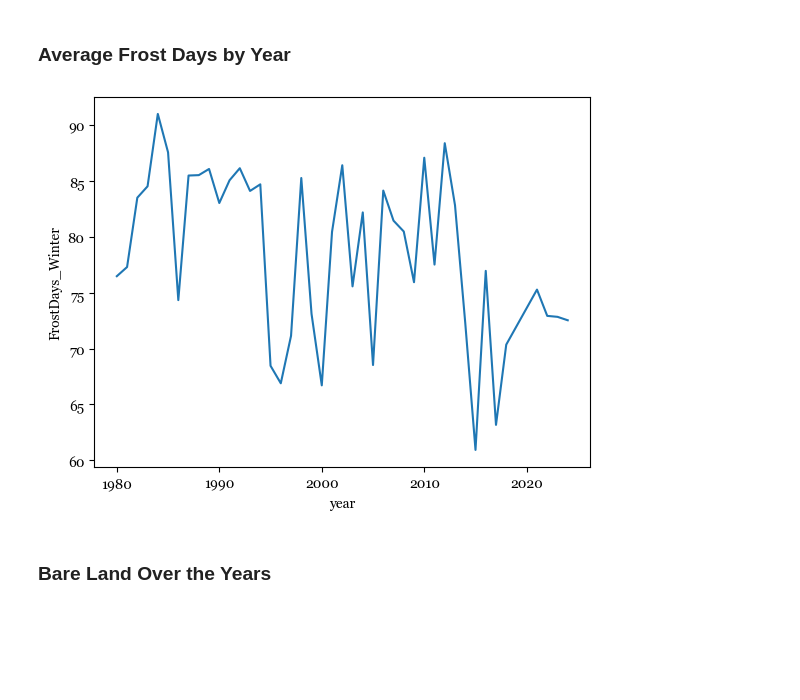
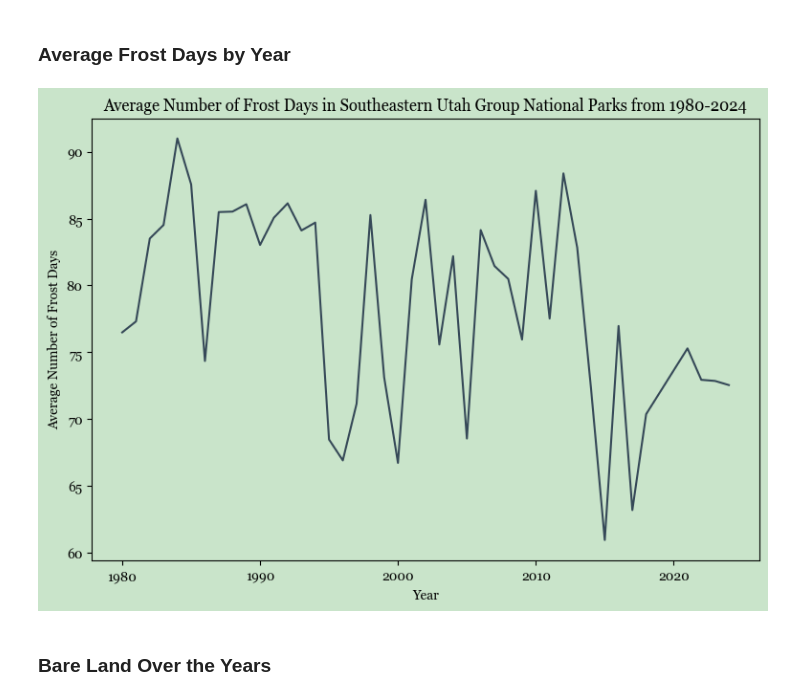
Before and after one commit to lindsaystrong7/dsan-scholarship-project, a Jupyter notebook: code/eda.ipynb, the cells around one changed output. Cells and saved outputs as stored; diff of their text form; code cells hidden in the pictures; blank space fills up the shorter version.

```diff
--- a/code/eda.ipynb
+++ b/code/eda.ipynb
@@ -196,6 +196,8 @@ plt.show()
 # %% [output]
 [figure]
 # %%
+historic_df = pd.read_csv('../data/NABR_historic.csv')
+
 df_1980 = historic_df[historic_df['year'] == 1980]
 
 cmap = plt.colormaps['Greens']
@@ -317,10 +319,15 @@ plt.show()
 [figure]
 # %% [markdown]
 ### Average Frost Days by Year
-# %%
-sns.lineplot(x=total_grouped_df['year'], y=total_grouped_df['FrostDays_Winter'])
-plt.show()
-# %% [output]
-[figure, removed]
+# %%
+plt.figure(figsize=(9, 6))
+sns.lineplot(x=total_grouped_df['year'], y=total_grouped_df['FrostDays_Winter'], color = '#364958')
+plt.xlabel('Year')
+plt.ylabel('Average Number of Frost Days')
+plt.title('Average Number of Frost Days in Southeastern Utah Group National Parks from 1980-2024')
+plt.savefig('../scholarship/images/frost_days.png')
+plt.show()
+# %% [output]
+[figure, added]
 # %% [markdown]
 ### Bare Land Over the Years
```
Also changed, not shown: parts of 10 cells of this notebook, 59 other files.
